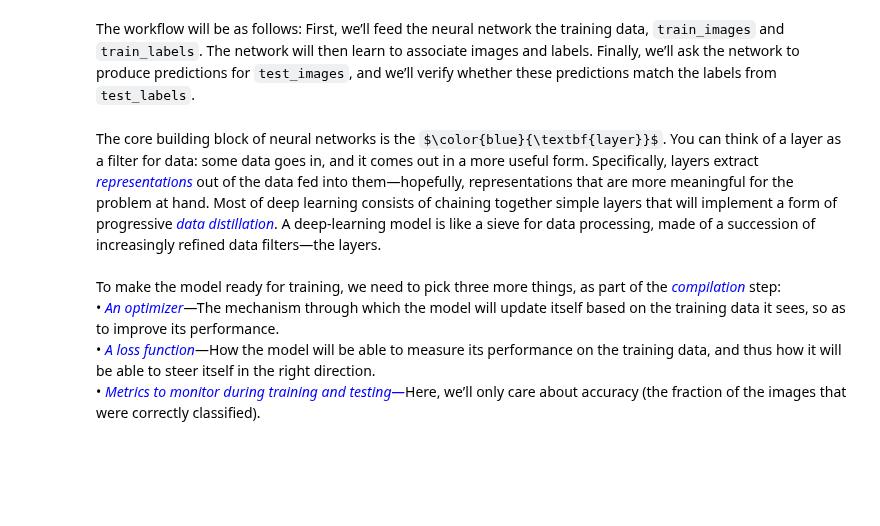
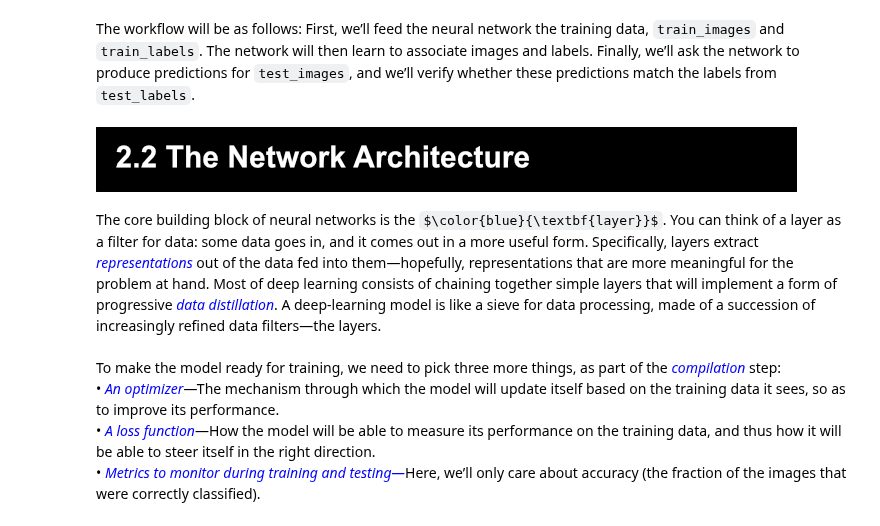
Before and after one commit to InfiniteCuriosity/Deep_Learning_with_Python, a Jupyter notebook: 2. The Mathematical Building Blocks of Deep Learning.ipynb, the cells around one changed output. Drawn from its saved outputs; the diff is of its cells as text; code cells hidden in the pictures; some formulas as TeX source; blank space fills up the shorter version.

```diff
--- a/2. The Mathematical Building Blocks of Deep Learning.ipynb
+++ b/2. The Mathematical Building Blocks of Deep Learning.ipynb
@@ -39,4 +39,10 @@ The length of the test labels = 10000
 The test labels:  [7 2 1 ... 4 5 6]
 # %% [markdown]
 The workflow will be as follows: First, we’ll feed the neural network the training data, <code>train_images</code> and <code>train_labels</code>. The network will then learn to associate images and labels. Finally, we’ll ask the network to produce predictions for <code>test_images</code>, and we’ll verify whether these predictions match the labels from <code>test_labels</code>.
+# %%
+# 2.2 The network architecture
+from IPython.display import Image
+Image(filename= "2.2_The_Network_Architecture.jpg")
+# %% [output]
+[figure, added]
 # %%
```
Also changed, not shown: parts of 2 cells of this notebook.
